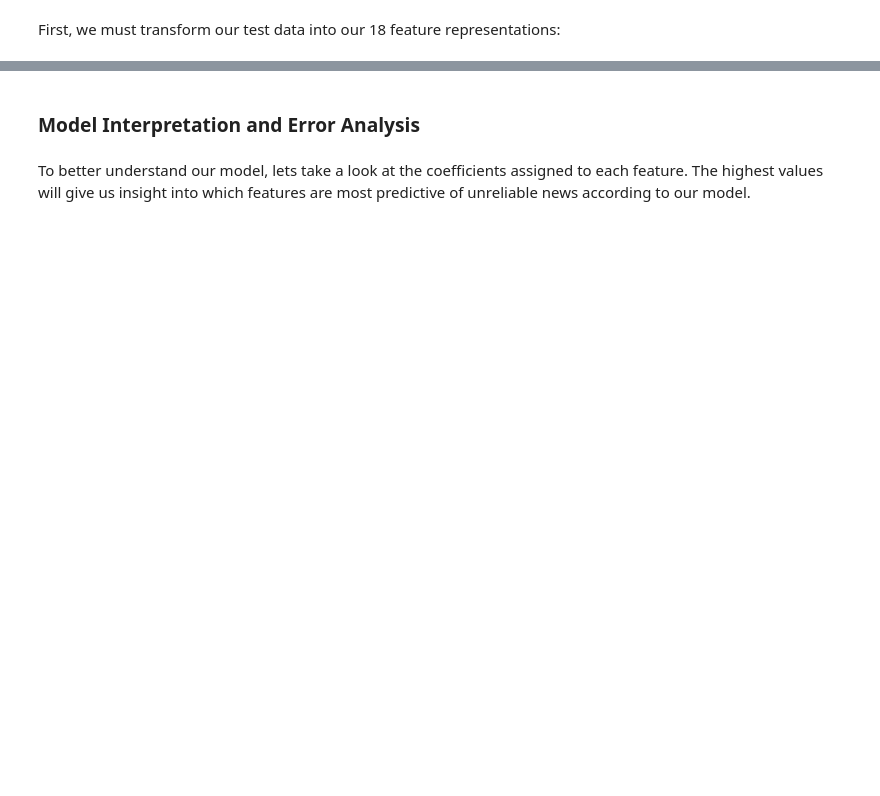
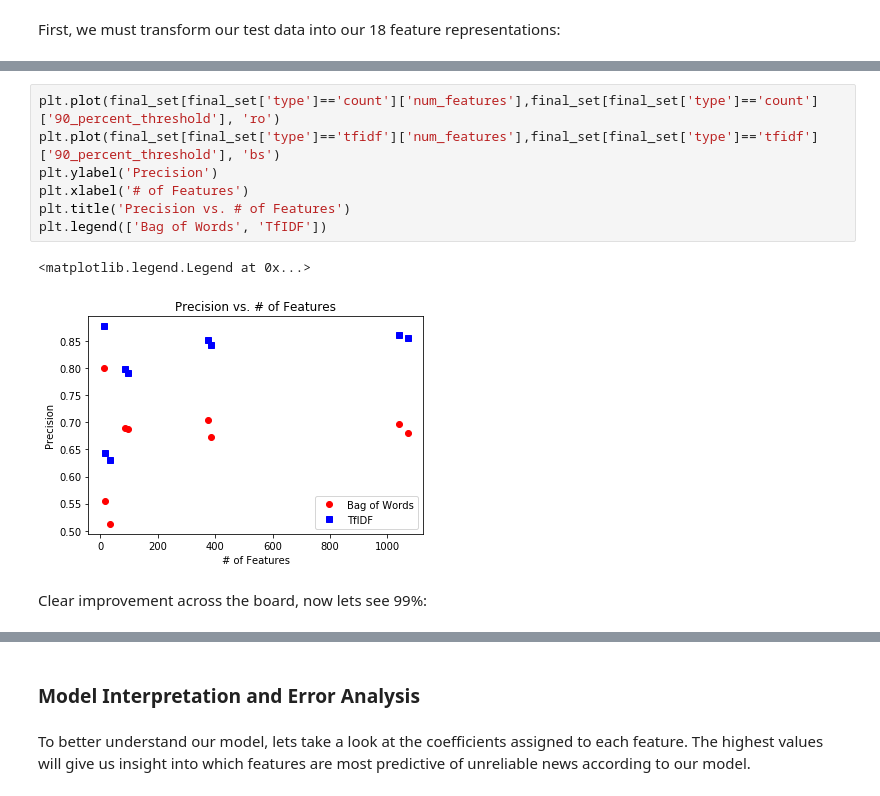
Before and after one commit to ridicholas/FAKENEWS-, a Jupyter notebook: Fake News Detection.ipynb, the cells around one changed output, grey strips where cells are left out. Cells and saved outputs as stored; diff of their text form; blank space fills up the shorter version.

```diff
--- a/Fake News Detection.ipynb
+++ b/Fake News Detection.ipynb
@@ -784,0 +627,12 @@ It appears that our increases in threshold had only a marginal increase on our p
+# %%
+plt.plot(final_set[final_set['type']=='count']['num_features'],final_set[final_set['type']=='count']['90_percent_threshold'], 'ro')
+plt.plot(final_set[final_set['type']=='tfidf']['num_features'],final_set[final_set['type']=='tfidf']['90_percent_threshold'], 'bs')
+plt.ylabel('Precision')
+plt.xlabel('# of Features')
+plt.title('Precision vs. # of Features')
+plt.legend(['Bag of Words', 'TfIDF'])
+# %% [output]
+<matplotlib.legend.Legend at 0x...>
+[figure, added]
+# %% [markdown]
+Clear improvement across the board, now lets see 99%:
```
Also changed, not shown: parts of 90 cells of this notebook.
